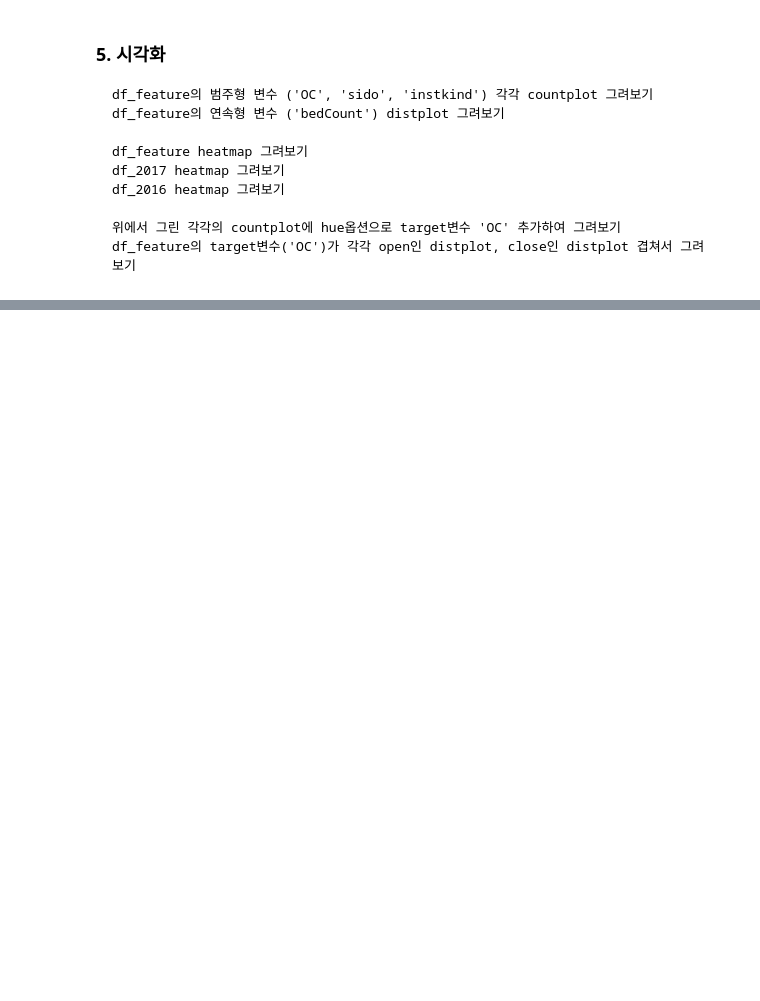
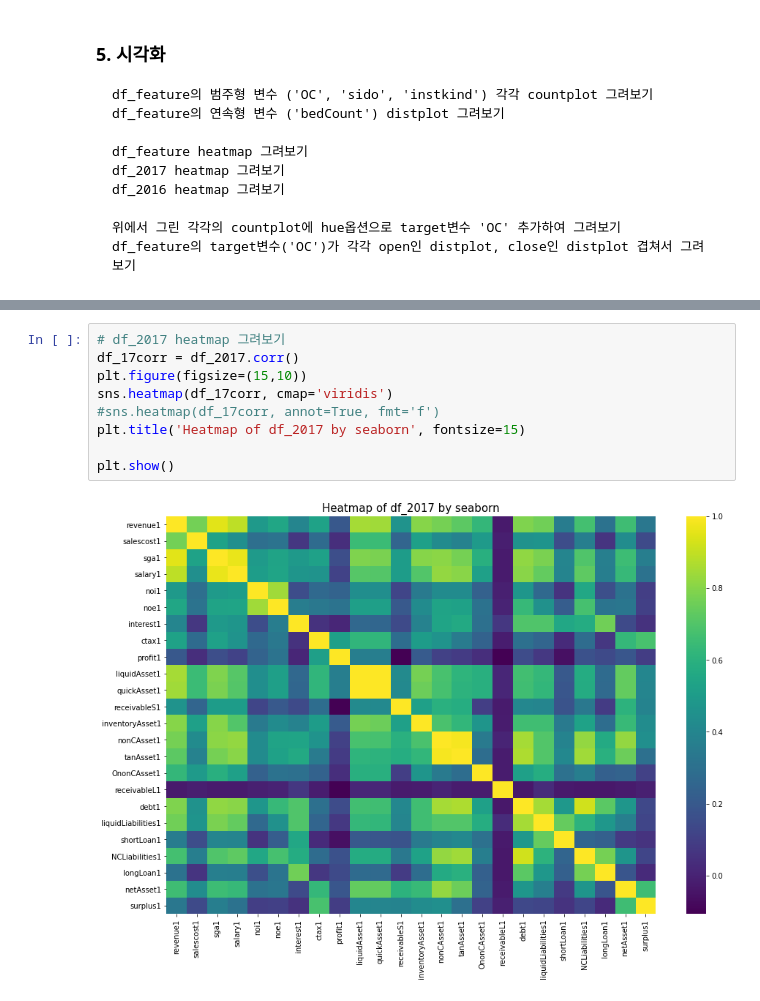
Before and after one commit to leo-kimm/TIL, a Jupyter notebook: day4_pandas.ipynb, the cells around one changed output, grey strips where cells are left out. Drawn from its saved outputs; the diff is of its cells as text; blank space fills up the shorter version.

```diff
--- a/day4_pandas.ipynb
+++ b/day4_pandas.ipynb
@@ -369,0 +413,11 @@ sns.countplot('instkind',data=df_feature)
+# %%
+# df_2017 heatmap 그려보기
+df_17corr = df_2017.corr()
+plt.figure(figsize=(15,10))
+sns.heatmap(df_17corr, cmap='viridis')
+#sns.heatmap(df_17corr, annot=True, fmt='f')
+plt.title('Heatmap of df_2017 by seaborn', fontsize=15)
+
+plt.show()
+# %% [output]
+[figure, added]
```
Also changed, not shown: parts of 29 cells of this notebook.
